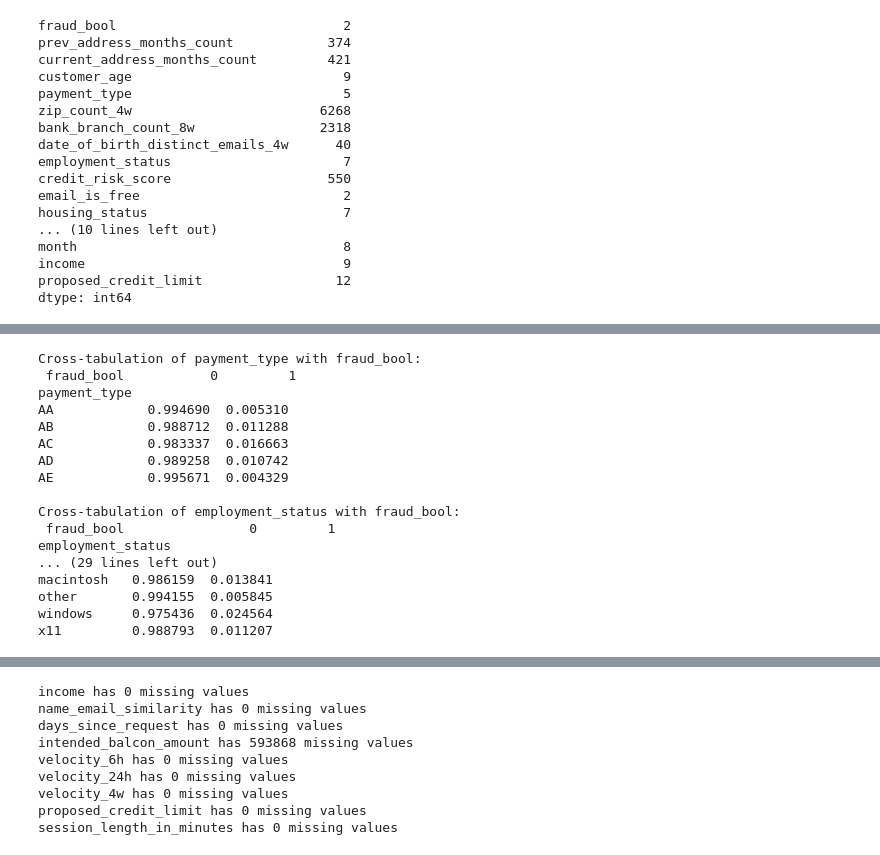
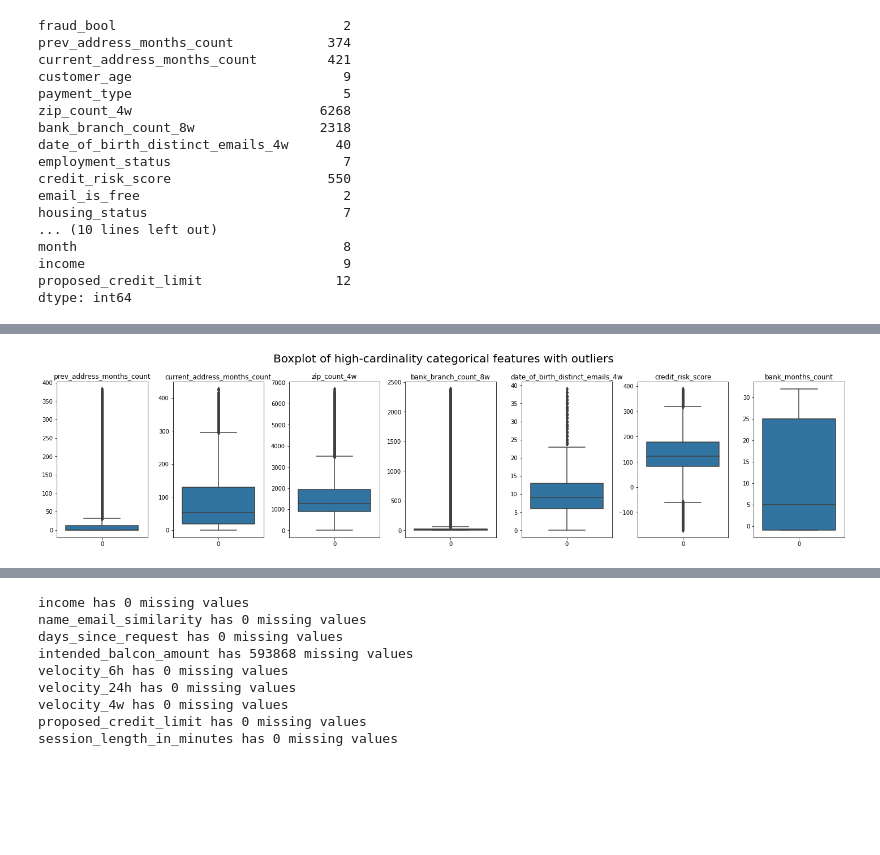
Before and after one commit to AlbinFranzen/Bank-Fraud-Detection, a Jupyter notebook: EDA.ipynb, the cells around one changed output, grey strips where cells are left out. Drawn from its saved outputs; the diff is of its cells as text; code cells hidden in the pictures; blank space fills up the shorter version.

```diff
--- a/EDA.ipynb
+++ b/EDA.ipynb
@@ -358,22 +320,12 @@ KeyboardInterrupt:
-# %%
-for column in cat_df.columns:
-    cross_tab = pd.crosstab(train_df[column], train_df['fraud_bool'], normalize='index')
-    print(f"\nCross-tabulation of {column} with fraud_bool:\n", cross_tab)
-# %% [output]
-Cross-tabulation of payment_type with fraud_bool:
- fraud_bool           0         1
-payment_type
-AA            0.994690  0.005310
-AB            0.988712  0.011288
-AC            0.983337  0.016663
-AD            0.989258  0.010742
-AE            0.995671  0.004329
-
-Cross-tabulation of employment_status with fraud_bool:
- fraud_bool                0         1
-employment_status
-... (29 lines left out)
-macintosh   0.986159  0.013841
-other       0.994155  0.005845
-windows     0.975436  0.024564
-x11         0.988793  0.011207
+# %%
+# Boxplots for the high-cardinality categorical features
+fig, axes = plt.subplots(1, len(highcard_df.columns), figsize=(20, 5))
+axes = axes.flatten()
+for i in range(len(num_df.columns)):
+    sns.boxplot(data = highcard_df.iloc[:, i], ax=axes[i])
+    axes[i].set_title(highcard_df.columns[i])
+
+fig.suptitle('Boxplot of high-cardinality categorical features with outliers', fontsize=20)
+plt.tight_layout()
+# %% [output]
+[figure, added]
```
Also changed, not shown: parts of 21 cells of this notebook.
